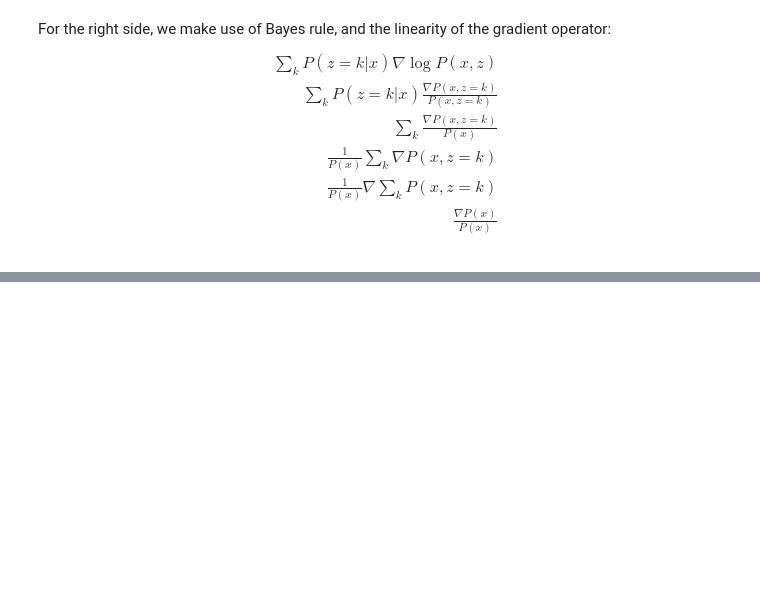
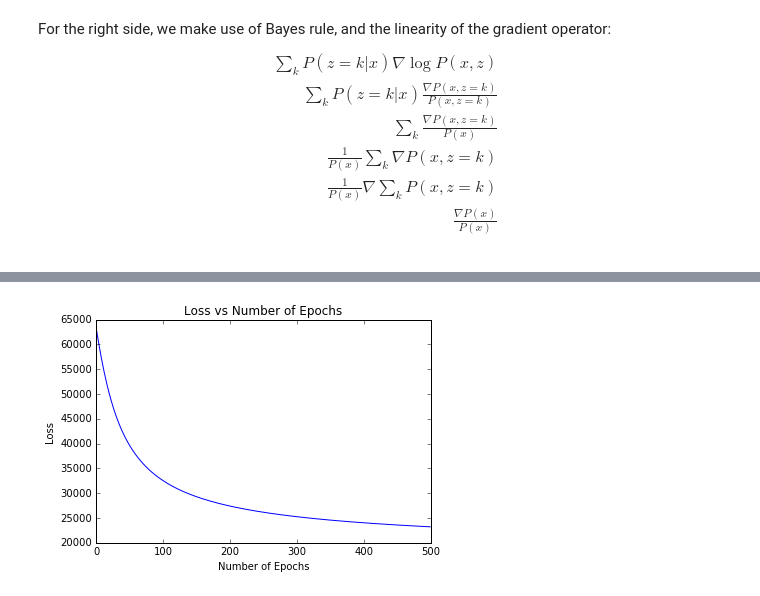
Before and after one commit to bkotzz/ece521, a Jupyter notebook: a3.ipynb, the cells around one changed output, grey strips where cells are left out. Cells and saved outputs as stored; diff of their text form; code cells hidden in the pictures; blank space fills up the shorter version.

```diff
--- a/a3.ipynb
+++ b/a3.ipynb
@@ -356,0 +371,18 @@ For the right side, we make use of Bayes rule, and the linearity of the gradient
+# %%
+def pi_var(shape):
+    psi = tf.Variable(tf.ones(shape))
+    log_pi = logsoftmax(psi)
+    return tf.exp(log_pi)
+# %%
+def negLogLikelihood(X, mu, var, pi):
+    # X   is N X D
+    # mu  is K x D
+    # var is 1 x K
+    # pi  is 1 x K
+
+    log_pi_gaussian = logPiGaussian(X, mu, var, pi) # N x K
+    log_sum_pi_gaussian = tf.reshape(reduce_logsumexp(log_pi_gaussian, 1), [-1, 1]) # N x 1
+
+    sum_log_sum_pi_gaussian = tf.reduce_sum(log_sum_pi_gaussian, 0) # 1 x 1
+
+    return -sum_log_sum_pi_gaussian # 1 x 1
@@ -356,0 +429,11 @@ For the right side, we make use of Bayes rule, and the linearity of the gradient
+# %%
+K = 3
+learning_rate = 0.0000005
+num_epochs = 500
+validation_start = len(data)
+# %%
+loss_results, _, cluster_assignments, mu, var, pi = learn_mog(K, data, learning_rate, num_epochs, validation_start)
+# %%
+plot_loss(num_epochs, loss_results)
+# %% [output]
+[figure, added]
```
Also changed, not shown: parts of 20 cells of this notebook.
